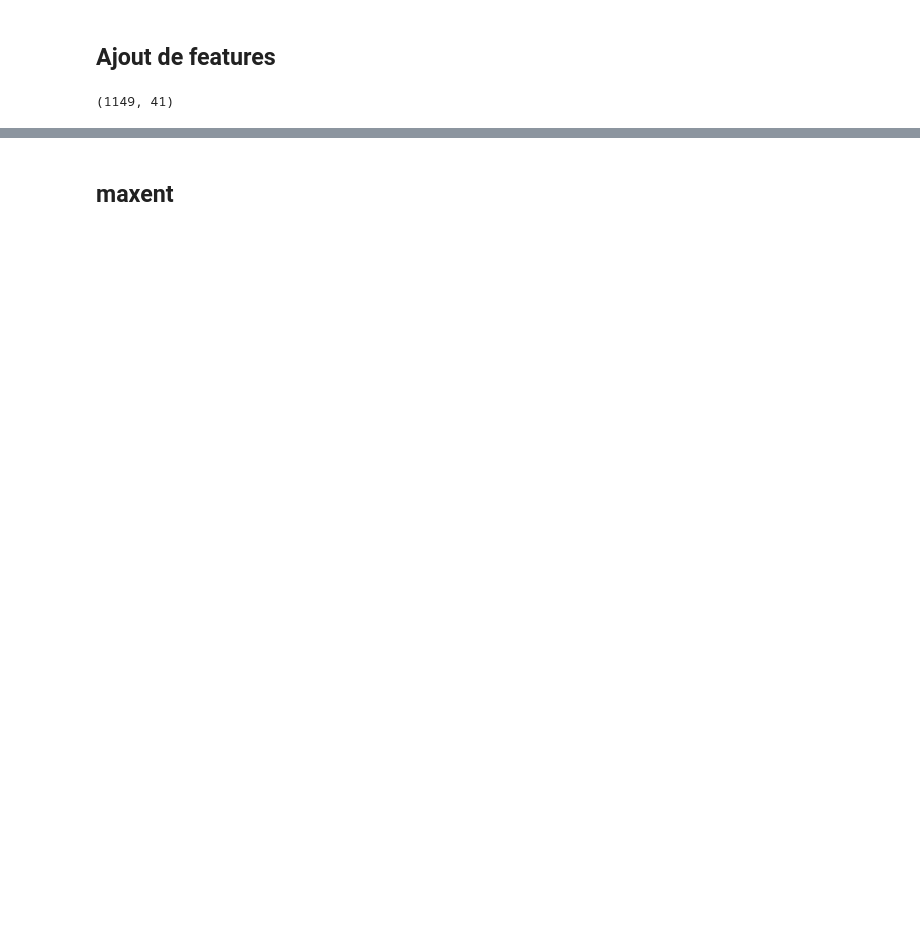
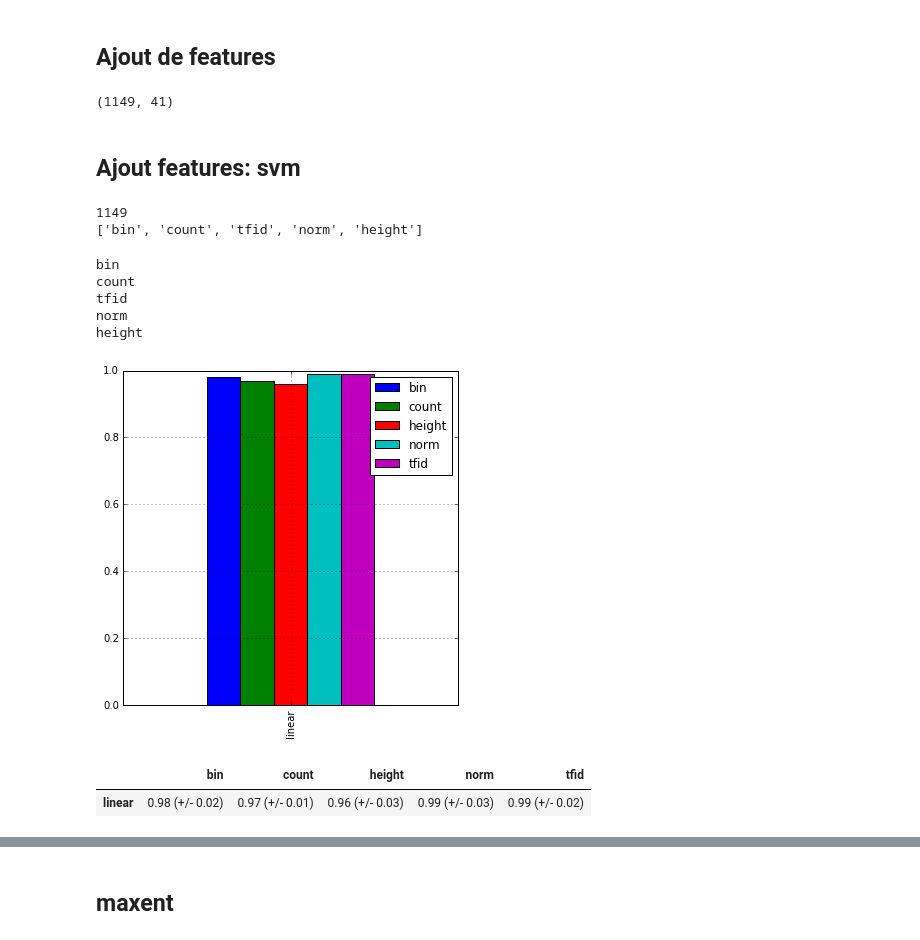
Before and after one commit to emited/discourseAnalysis, a Jupyter notebook: code/experiments.ipynb, the cells around one changed output, grey strips where cells are left out. Drawn from its saved outputs; the diff is of its cells as text; code cells hidden in the pictures; blank space fills up the shorter version.

```diff
--- a/code/experiments.ipynb
+++ b/code/experiments.ipynb
@@ -207,4 +238,5 @@ kernels.compute_gram(V_plus,V_plus,kernel=)
 # %% [markdown]
 ### Treekernel
 # %%
-K_t = pickle.load(open('../../data/test/tree_kernel.pkl'))
+K_t4 = pickle.load(open('../../data/test/tree_kernel_4.pkl'))
+K_t5 = pickle.load(open('../../data/test/tree_kernel_5.pkl'))
@@ -222,0 +258,10 @@ print scores
+# %%
+svm_clf = svm.SVC(kernel="precomputed",C=0.01)
+cv = cross_validation.ShuffleSplit(len(y[idx]), n_iter=2,test_size=0.3, random_state=0)
+scores = cross_validation.cross_val_score(svm_clf,K_t5[idx][:,idx],y[idx],cv=6)
+
+d['pruning size: 5'] = "   %0.2f   (+/- %0.2f) " % (scores.mean(), scores.std() * 2)
+print scores.mean()
+
+df_tree = pd.DataFrame([d],index=['treeKernel'])
+df_tree
@@ -228,3 +279,43 @@ V_pos_norm = pickle.load(open('../data/pos_tags/pos_norm_vects.pkl',"r"))
 V_pos_norm.shape
 # %% [output]
 (1149, 41)
+# %% [markdown]
+## Ajout features: svm
+# %%
+from sklearn import linear_model
+
+representations = ['bin', 'count', 'tfid', 'norm', 'height']
+
+
+V_plus = {}
+for key in V.keys():
+    V_plus[key] = np.hstack((V[key],c*V_pos_norm))
+    #V_plus[key] = np.hstack((np.zeros((V[key].shape)),V_pos_norm))
+print len(V_plus[V.keys()[0]])
+print V_plus.keys()
+# %% [output]
+1149
+['bin', 'count', 'tfid', 'norm', 'height']
+# %%
+representations = ['bin', 'count', 'tfid', 'norm', 'height']
+
+results = []
+
+d = {}
+for rep in representations:
+    svm_clf = svm.SVC(kernel='linear')
+    scores = cross_validation.cross_val_score(svm_clf,V_plus[rep][idx],y[idx],cv=5)
+    d[rep] = "   %0.2f   (+/- %0.2f) " % (scores.mean(), scores.std() * 2)
+    print rep
+
+results.append(d)
+svm_res = pd.DataFrame(results,index=['linear'])
+# %% [output]
+bin
+count
+tfid
+norm
+height
+[figure, added]
+|  | bin | count | height | norm | tfid |
+| linear | 0.98 (+/- 0.02) | 0.97 (+/- 0.01) | 0.96 (+/- 0.03) | 0.99 (+/- 0.03) | 0.99 (+/- 0.02) |
```
Also changed, not shown: parts of 26 cells of this notebook, 2 other files.
